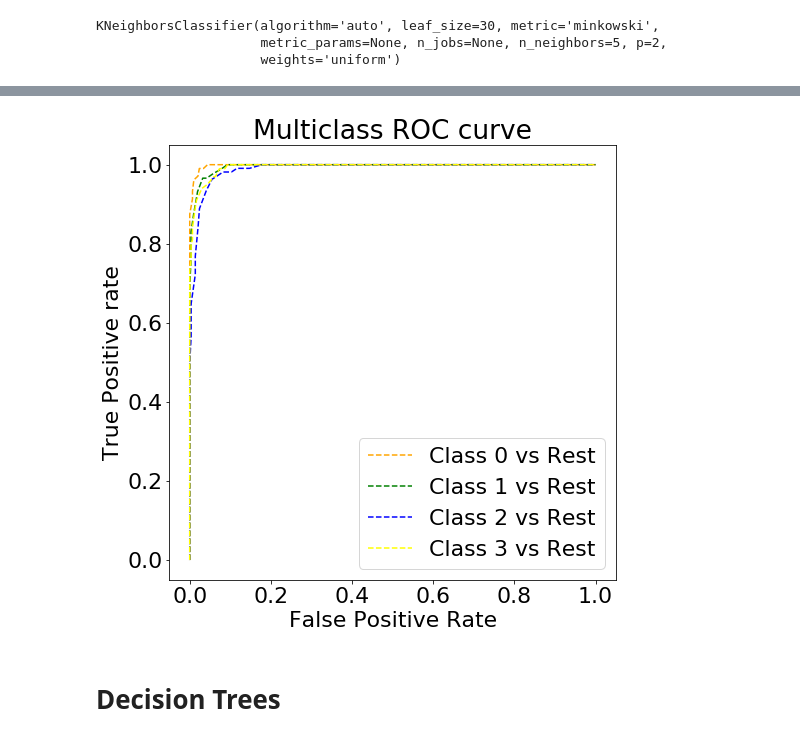
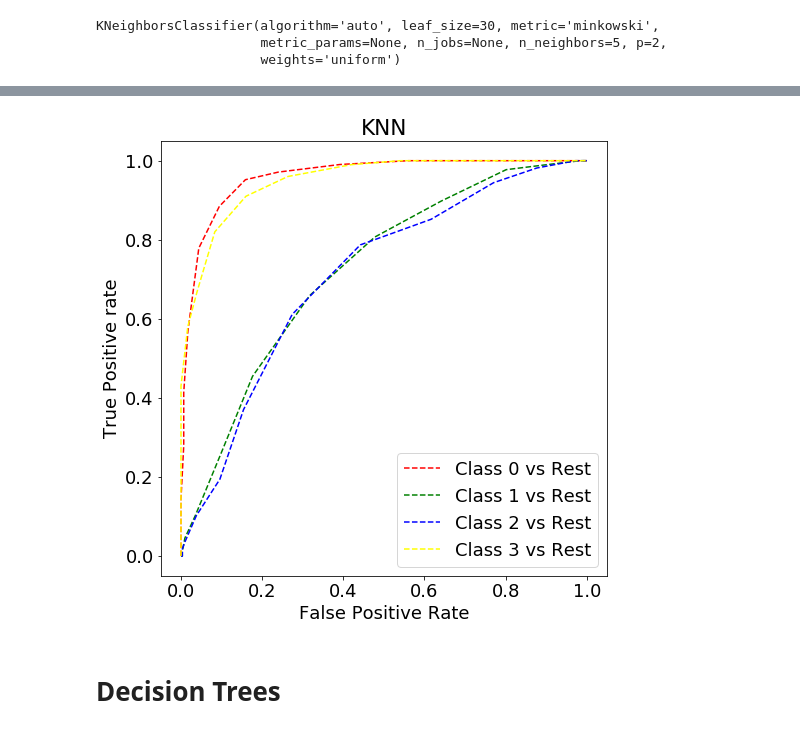
Before and after one commit to anirudh4git/Mobile_Price_Range_Prediction, a Jupyter notebook: FinalNotebookCapstoneML_I.ipynb, the cells around one changed output, grey strips where cells are left out. Drawn from its saved outputs; the diff is of its cells as text; code cells hidden in the pictures.

```diff
--- a/FinalNotebookCapstoneML_I.ipynb
+++ b/FinalNotebookCapstoneML_I.ipynb
@@ -539,7 +542,9 @@ def print_metrics(n):
 # %% [markdown]
 # A function to plot the OnevsRest ROC-AUC Curves for our multi-class problem.
 # %%
-def roc_plot(y_test,y_prob_pred):
+y_test1 = []
+y_prob_pred1 = []
+def roc_plot(y_test,y_prob_pred,algo1,m=0,n=0,compare=0):
     fpr = {}
     tpr = {}
     thresh ={}
@@ -550,12 +555,16 @@ def roc_plot(y_test,y_prob_pred):
         fpr[i], tpr[i], thresh[i] = roc_curve(y_test, y_prob_pred[:,i], pos_label=i)
 
     # plotting
-    plt.figure(figsize=(8,8))
-    plt.plot(fpr[0], tpr[0], linestyle='--',color='orange', label='Class 0 vs Rest')
-    plt.plot(fpr[1], tpr[1], linestyle='--',color='green', label='Class 1 vs Rest')
-    plt.plot(fpr[2], tpr[2], linestyle='--',color='blue', label='Class 2 vs Rest')
-    plt.plot(fpr[3], tpr[3], linestyle='--',color='yellow', label='Class 3 vs Rest')
-    plt.title('Multiclass ROC curve')
+    if compare:
+        plt.sca(axes[m][n])
+    else:
+        plt.figure(figsize=(8,8))
+    plt.rcParams.update({'font.size': 18})
+    plt.plot(fpr[0], tpr[0],color='red',linestyle='--', label='Class 0 vs Rest')
+    plt.plot(fpr[1], tpr[1],color='green',linestyle='--', label='Class 1 vs Rest')
+    plt.plot(fpr[2], tpr[2],color='blue',linestyle='--', label='Class 2 vs Rest')
+    plt.plot(fpr[3], tpr[3],color='yellow',linestyle='--', label='Class 3 vs Rest')
+    plt.title(algo1)
     plt.xlabel('False Positive Rate')
     plt.ylabel('True Positive rate')
     plt.legend(loc='best')
@@ -566,7 +575,10 @@ def roc_plot(y_test,y_prob_pred):
 from sklearn.neighbors import KNeighborsClassifier
 knn = KNeighborsClassifier()
 # %%
-X_train, X_test, y_train, y_test = train_test_split(X, y, test_size=0.2, random_state=0)
+from sklearn.preprocessing import StandardScaler
+stscaler = StandardScaler()
+X_scaled = stscaler.fit_transform(X)
+X_train, X_test, y_train, y_test = train_test_split(X_scaled, y, test_size=0.2, random_state=0)
 # %%
 knn.fit(X_train,y_train)
 # %% [output]
@@ -637,8 +649,10 @@ For testing data:
 # %%
 y_prob_pred = knn_best.predict_proba(X_test)
-roc_plot(y_test,y_prob_pred)
+y_test1.append(y_test)
+y_prob_pred1.append(y_prob_pred)
+roc_plot(y_test,y_prob_pred,'KNN')
 # %% [output]
-[figure, old version]
+[figure, new version]
 # %% [markdown]
 # Decision Trees
 # %%
```
Also changed, not shown: parts of 84 cells of this notebook.
